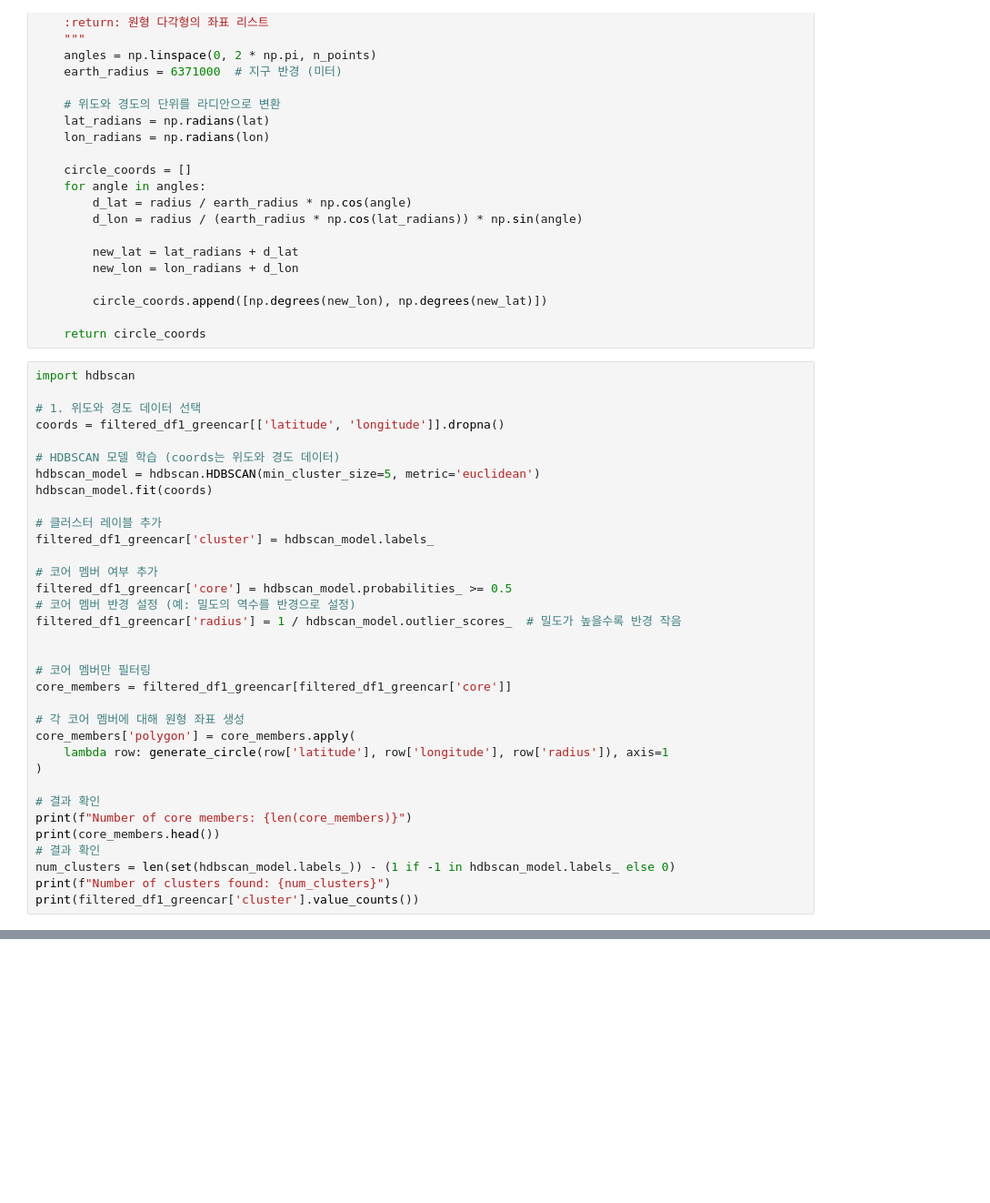
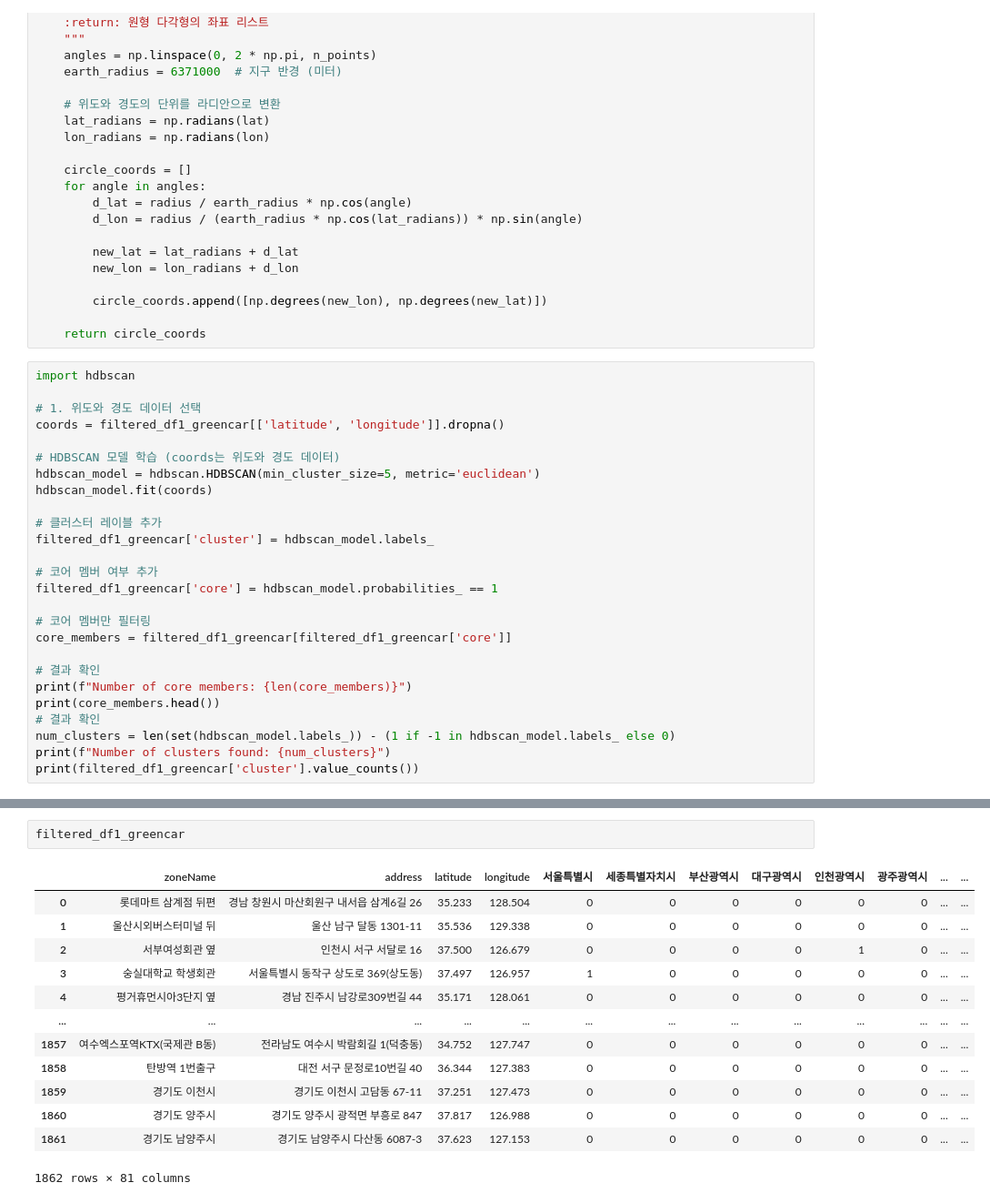
Before and after one commit to JaewonLee11/carSharing, a Jupyter notebook: CarSharing_vis.ipynb, the cells around one changed output, grey strips where cells are left out. Shown at 91% size. Drawn from its saved outputs; the diff is of its cells as text; blank space fills up the shorter version.

```diff
--- a/CarSharing_vis.ipynb
+++ b/CarSharing_vis.ipynb
@@ -224,18 +224,10 @@ hdbscan_model.fit(coords)
 filtered_df1_greencar['cluster'] = hdbscan_model.labels_
 
 # 코어 멤버 여부 추가
-filtered_df1_greencar['core'] = hdbscan_model.probabilities_ >= 0.5
-# 코어 멤버 반경 설정 (예: 밀도의 역수를 반경으로 설정)
-filtered_df1_greencar['radius'] = 1 / hdbscan_model.outlier_scores_  # 밀도가 높을수록 반경 작음
-
+filtered_df1_greencar['core'] = hdbscan_model.probabilities_ == 1
 
 # 코어 멤버만 필터링
 core_members = filtered_df1_greencar[filtered_df1_greencar['core']]
-
-# 각 코어 멤버에 대해 원형 좌표 생성
-core_members['polygon'] = core_members.apply(
-    lambda row: generate_circle(row['latitude'], row['longitude'], row['radius']), axis=1
-)
 
 # 결과 확인
 print(f"Number of core members: {len(core_members)}")
@@ -541,0 +418,16 @@ chart
+# %%
+filtered_df1_greencar
+# %% [output]
+|  | zoneName | address | latitude | longitude | 서울특별시 | 세종특별자치시 | 부산광역시 | 대구광역시 | 인천광역시 | 광주광역시 | ... | ... |
+| 0 | 롯데마트 삼계점 뒤편 | 경남 창원시 마산회원구 내서읍 삼계6길 26 | 35.233 | 128.504 | 0 | 0 | 0 | 0 | 0 | 0 | ... | ... |
+| 1 | 울산시외버스터미널 뒤 | 울산 남구 달동 1301-11 | 35.536 | 129.338 | 0 | 0 | 0 | 0 | 0 | 0 | ... | ... |
+| 2 | 서부여성회관 옆 | 인천시 서구 서달로 16 | 37.500 | 126.679 | 0 | 0 | 0 | 0 | 1 | 0 | ... | ... |
+| 3 | 숭실대학교 학생회관 | 서울특별시 동작구 상도로 369(상도동) | 37.497 | 126.957 | 1 | 0 | 0 | 0 | 0 | 0 | ... | ... |
+| 4 | 평거휴먼시아3단지 옆 | 경남 진주시 남강로309번길 44 | 35.171 | 128.061 | 0 | 0 | 0 | 0 | 0 | 0 | ... | ... |
+| ... | ... | ... | ... | ... | ... | ... | ... | ... | ... | ... | ... | ... |
+| 1857 | 여수엑스포역KTX(국제관 B동) | 전라남도 여수시 박람회길 1(덕충동) | 34.752 | 127.747 | 0 | 0 | 0 | 0 | 0 | 0 | ... | ... |
+| 1858 | 탄방역 1번출구 | 대전 서구 문정로10번길 40 | 36.344 | 127.383 | 0 | 0 | 0 | 0 | 0 | 0 | ... | ... |
+| 1859 | 경기도 이천시 | 경기도 이천시 고담동 67-11 | 37.251 | 127.473 | 0 | 0 | 0 | 0 | 0 | 0 | ... | ... |
+| 1860 | 경기도 양주시 | 경기도 양주시 광적면 부흥로 847 | 37.817 | 126.988 | 0 | 0 | 0 | 0 | 0 | 0 | ... | ... |
+| 1861 | 경기도 남양주시 | 경기도 남양주시 다산동 6087-3 | 37.623 | 127.153 | 0 | 0 | 0 | 0 | 0 | 0 | ... | ... |
+1862 rows × 81 columns
```
Also changed, not shown: parts of 26 cells of this notebook, 2 other files.
